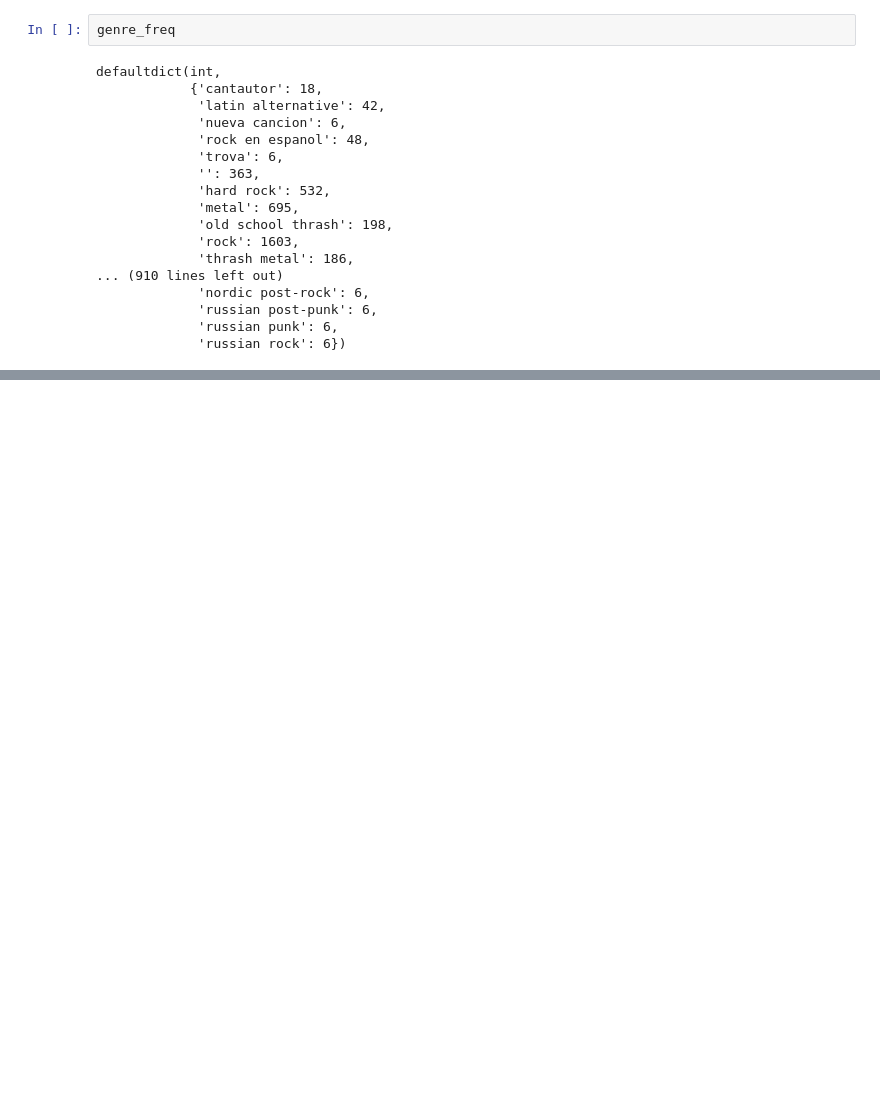
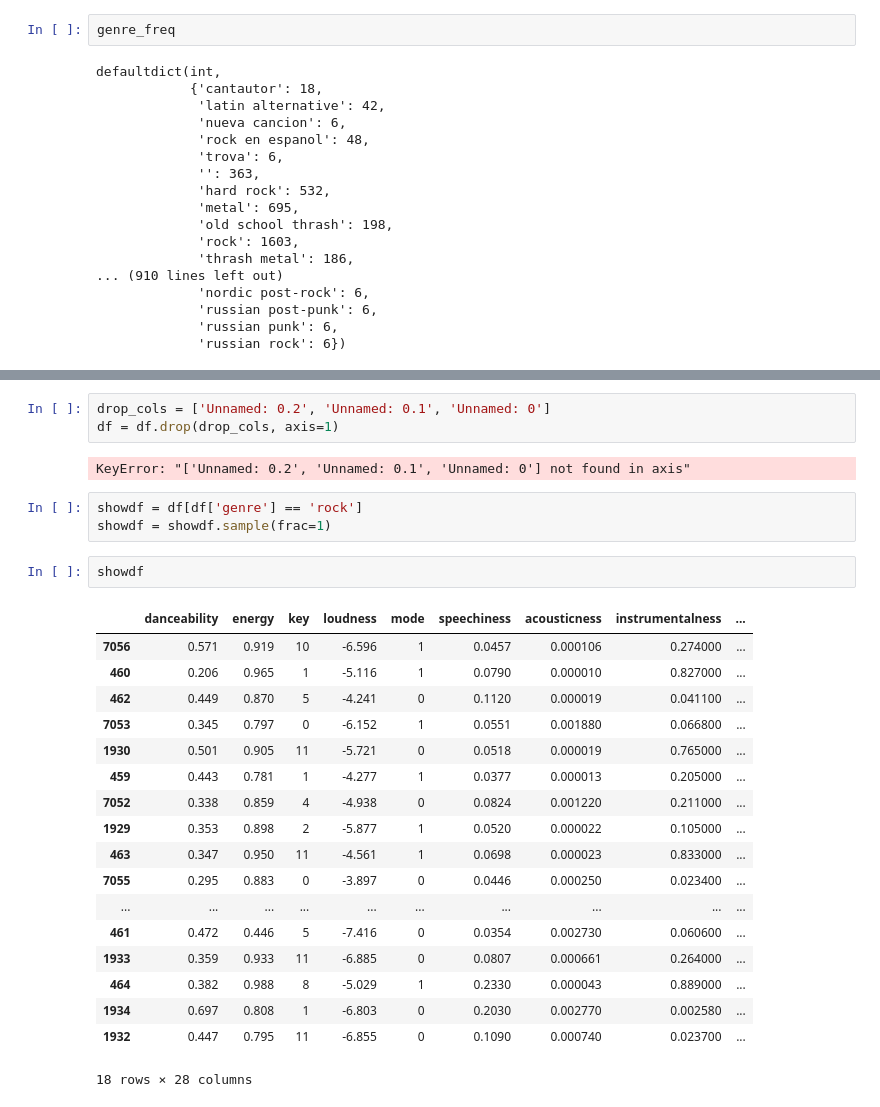
Before and after one commit to stoic-devv/spotify-data-science, a Jupyter notebook: code/merge-data.ipynb, the cells around one changed output, grey strips where cells are left out. Drawn from its saved outputs; the diff is of its cells as text; blank space fills up the shorter version.

```diff
--- a/code/merge-data.ipynb
+++ b/code/merge-data.ipynb
@@ -188,0 +232,29 @@ df.describe()
+# %%
+drop_cols = ['Unnamed: 0.2', 'Unnamed: 0.1', 'Unnamed: 0']
+df = df.drop(drop_cols, axis=1)
+# %% [output]
+KeyError: "['Unnamed: 0.2', 'Unnamed: 0.1', 'Unnamed: 0'] not found in axis"
+# %%
+showdf = df[df['genre'] == 'rock']
+showdf = showdf.sample(frac=1)
+# %%
+showdf
+# %% [output]
+|  | danceability | energy | key | loudness | mode | speechiness | acousticness | instrumentalness | ... |
+| 7056 | 0.571 | 0.919 | 10 | -6.596 | 1 | 0.0457 | 0.000106 | 0.274000 | ... |
+| 460 | 0.206 | 0.965 | 1 | -5.116 | 1 | 0.0790 | 0.000010 | 0.827000 | ... |
+| 462 | 0.449 | 0.870 | 5 | -4.241 | 0 | 0.1120 | 0.000019 | 0.041100 | ... |
+| 7053 | 0.345 | 0.797 | 0 | -6.152 | 1 | 0.0551 | 0.001880 | 0.066800 | ... |
+| 1930 | 0.501 | 0.905 | 11 | -5.721 | 0 | 0.0518 | 0.000019 | 0.765000 | ... |
+| 459 | 0.443 | 0.781 | 1 | -4.277 | 1 | 0.0377 | 0.000013 | 0.205000 | ... |
+| 7052 | 0.338 | 0.859 | 4 | -4.938 | 0 | 0.0824 | 0.001220 | 0.211000 | ... |
+| 1929 | 0.353 | 0.898 | 2 | -5.877 | 1 | 0.0520 | 0.000022 | 0.105000 | ... |
+| 463 | 0.347 | 0.950 | 11 | -4.561 | 1 | 0.0698 | 0.000023 | 0.833000 | ... |
+| 7055 | 0.295 | 0.883 | 0 | -3.897 | 0 | 0.0446 | 0.000250 | 0.023400 | ... |
+| ... | ... | ... | ... | ... | ... | ... | ... | ... | ... |
+| 461 | 0.472 | 0.446 | 5 | -7.416 | 0 | 0.0354 | 0.002730 | 0.060600 | ... |
+| 1933 | 0.359 | 0.933 | 11 | -6.885 | 0 | 0.0807 | 0.000661 | 0.264000 | ... |
+| 464 | 0.382 | 0.988 | 8 | -5.029 | 1 | 0.2330 | 0.000043 | 0.889000 | ... |
+| 1934 | 0.697 | 0.808 | 1 | -6.803 | 0 | 0.2030 | 0.002770 | 0.002580 | ... |
+| 1932 | 0.447 | 0.795 | 11 | -6.855 | 0 | 0.1090 | 0.000740 | 0.023700 | ... |
+18 rows × 28 columns
```
Also changed, not shown: parts of 9 cells of this notebook.
